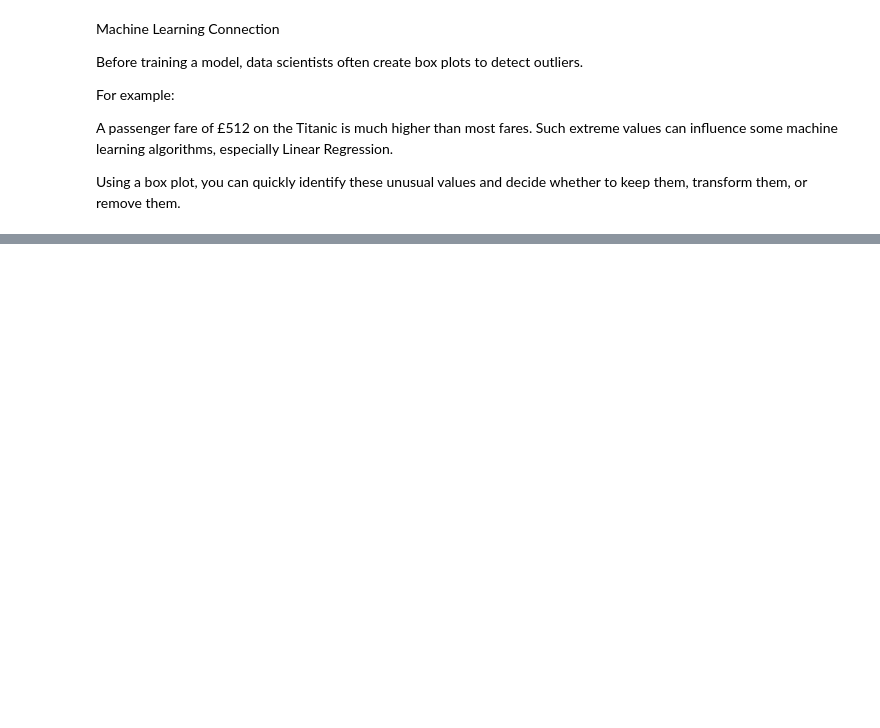
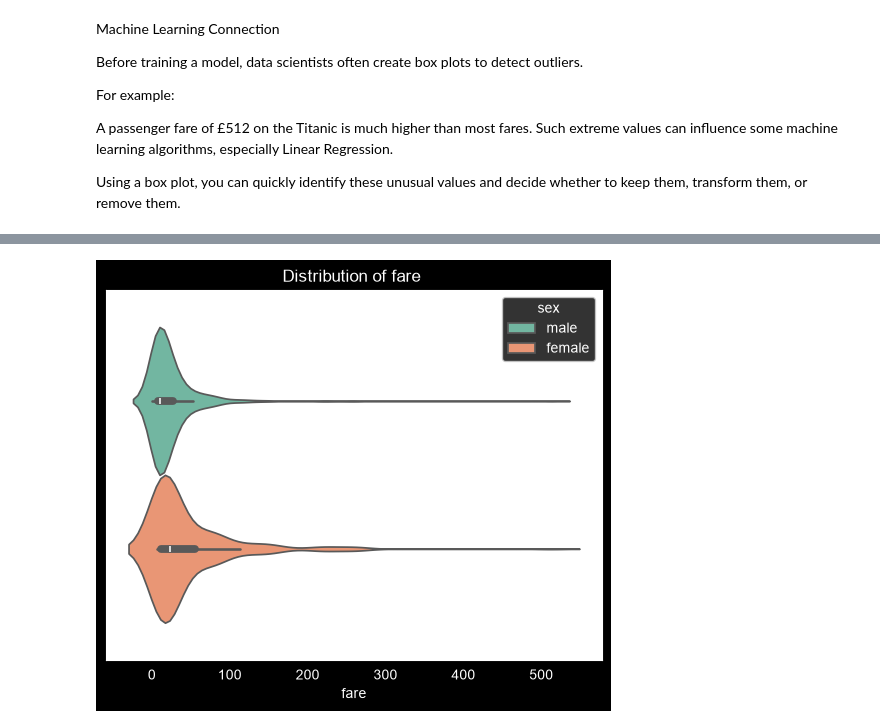
Before and after one commit to MUHAMMADZARYABKHAN-21/new.py, a Jupyter notebook: Seaborn/Seaborn5Categoricalplot.ipynb, the cells around one changed output, grey strips where cells are left out. Saved outputs shown, nothing was run; the diff lists cells and outputs as text; code cells hidden in the pictures; blank space fills up the shorter version.

```diff
--- a/Seaborn/Seaborn5Categoricalplot.ipynb
+++ b/Seaborn/Seaborn5Categoricalplot.ipynb
@@ -574,0 +642,19 @@ Using a box plot, you can quickly identify these unusual values and decide wheth
+# %%
+import matplotlib.pyplot as plt
+import numpy as np
+import pandas as pd
+import numpy as np
+
+df=pd.read_csv("Titanic1.csv")
+sns.violinplot(
+    data=df,
+    x="fare",
+    hue="sex",
+    palette="Set2"
+
+)
+plt.title("Distribution of fare ")
+plt.gca().set_facecolor("white")
+plt.show()
+# %% [output]
+[figure, added]
```
Also changed, not shown: parts of 16 cells of this notebook, 2 other files.
